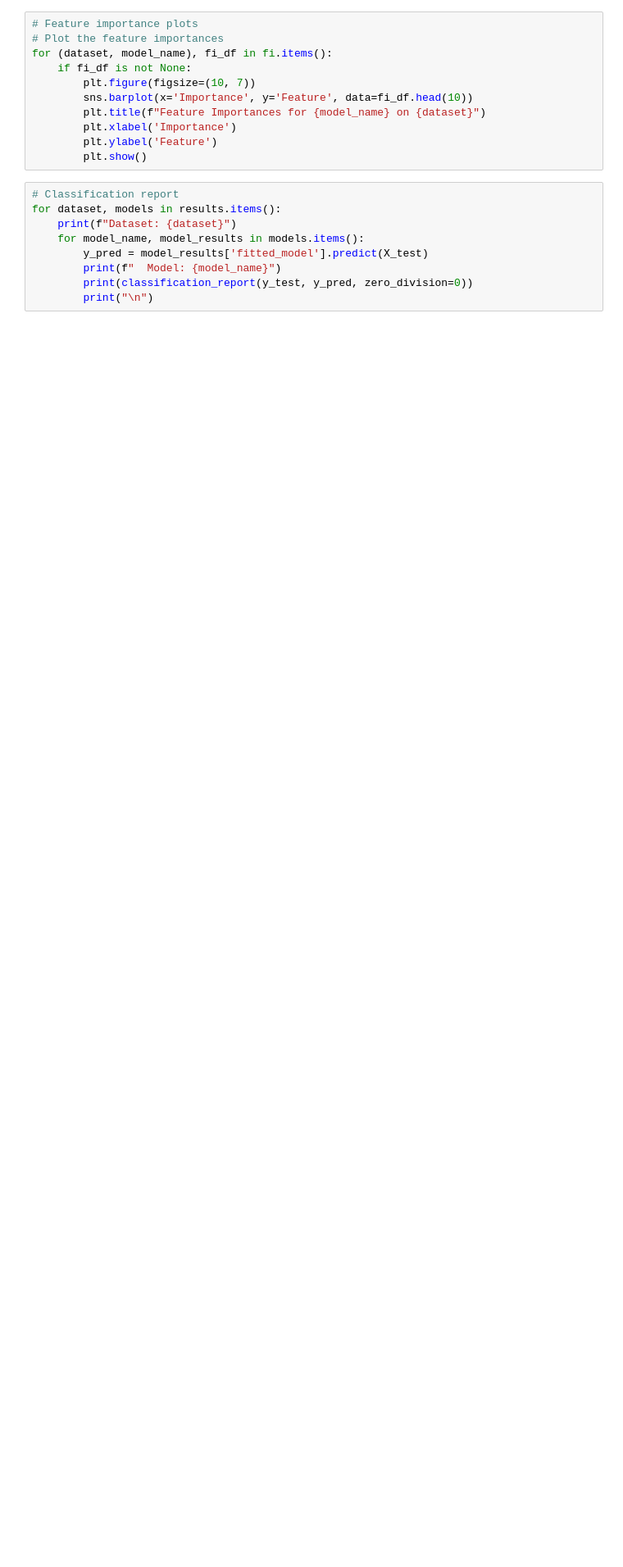
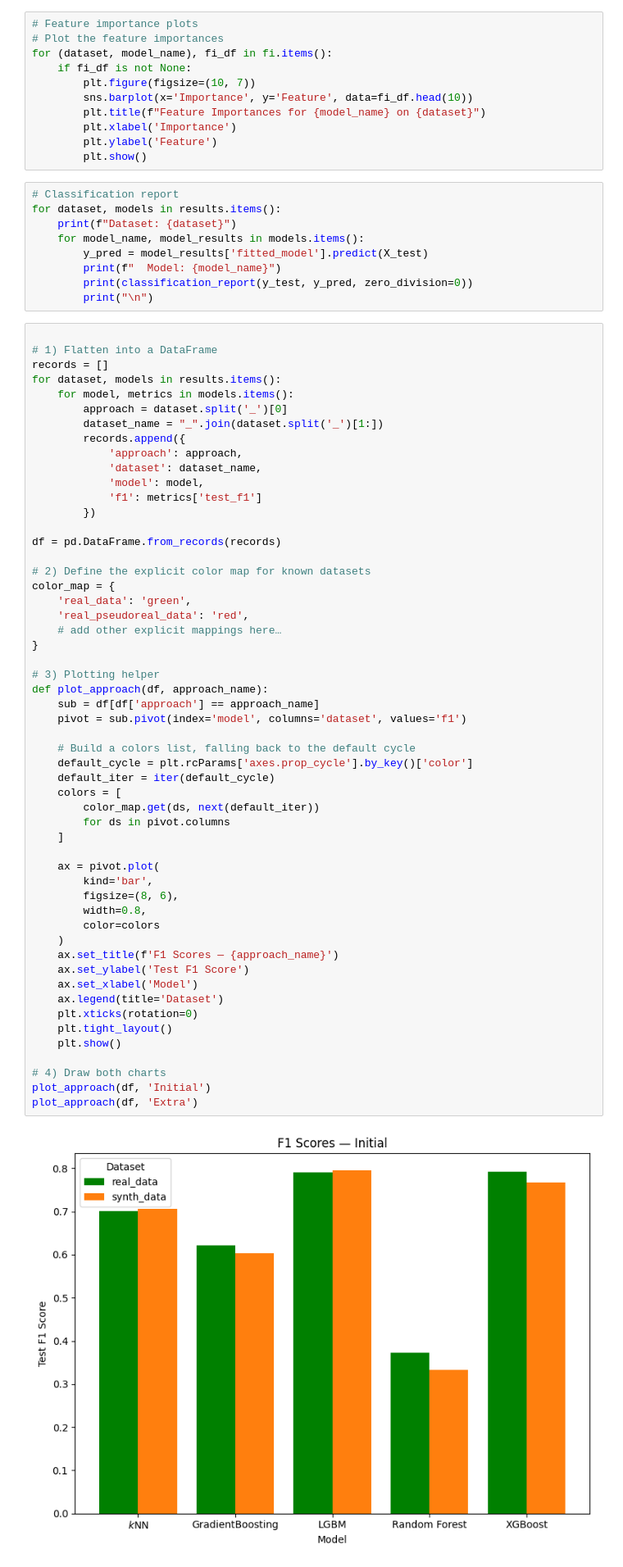
Before and after one commit to ibveecnk/data-mining-project, a Jupyter notebook: 04 Evaluation.ipynb, the cells around one changed output. Shown at 82% size. Cells and saved outputs as stored; diff of their text form; blank space fills up the shorter version.

Commit message:
Added F1score plots to evaluation

```diff
--- a/04 Evaluation.ipynb
+++ b/04 Evaluation.ipynb
@@ -106,3 +74,59 @@ for dataset, models in results.items():
         print(f"  Model: {model_name}")
         print(classification_report(y_test, y_pred, zero_division=0))
         print("\n")
+# %%
+
+# 1) Flatten into a DataFrame
+records = []
+for dataset, models in results.items():
+    for model, metrics in models.items():
+        approach = dataset.split('_')[0]
+        dataset_name = "_".join(dataset.split('_')[1:])
+        records.append({
+            'approach': approach,
+            'dataset': dataset_name,
+            'model': model,
+            'f1': metrics['test_f1']
+        })
+
+df = pd.DataFrame.from_records(records)
+
+# 2) Define the explicit color map for known datasets
+color_map = {
+    'real_data': 'green',
+    'real_pseudoreal_data': 'red',
+    # add other explicit mappings here…
+}
+
+# 3) Plotting helper
+def plot_approach(df, approach_name):
+    sub = df[df['approach'] == approach_name]
+    pivot = sub.pivot(index='model', columns='dataset', values='f1')
+
+    # Build a colors list, falling back to the default cycle
+    default_cycle = plt.rcParams['axes.prop_cycle'].by_key()['color']
+    default_iter = iter(default_cycle)
+    colors = [
+        color_map.get(ds, next(default_iter))
+        for ds in pivot.columns
+    ]
+
+    ax = pivot.plot(
+        kind='bar',
+        figsize=(8, 6),
+        width=0.8,
+        color=colors
+    )
+    ax.set_title(f'F1 Scores — {approach_name}')
+    ax.set_ylabel('Test F1 Score')
+    ax.set_xlabel('Model')
+    ax.legend(title='Dataset')
+    plt.xticks(rotation=0)
+    plt.tight_layout()
+    plt.show()
+
+# 4) Draw both charts
+plot_approach(df, 'Initial')
+plot_approach(df, 'Extra')
+# %% [output]
+[figure, added]
```
Also changed, not shown: parts of 3 cells of this notebook.
